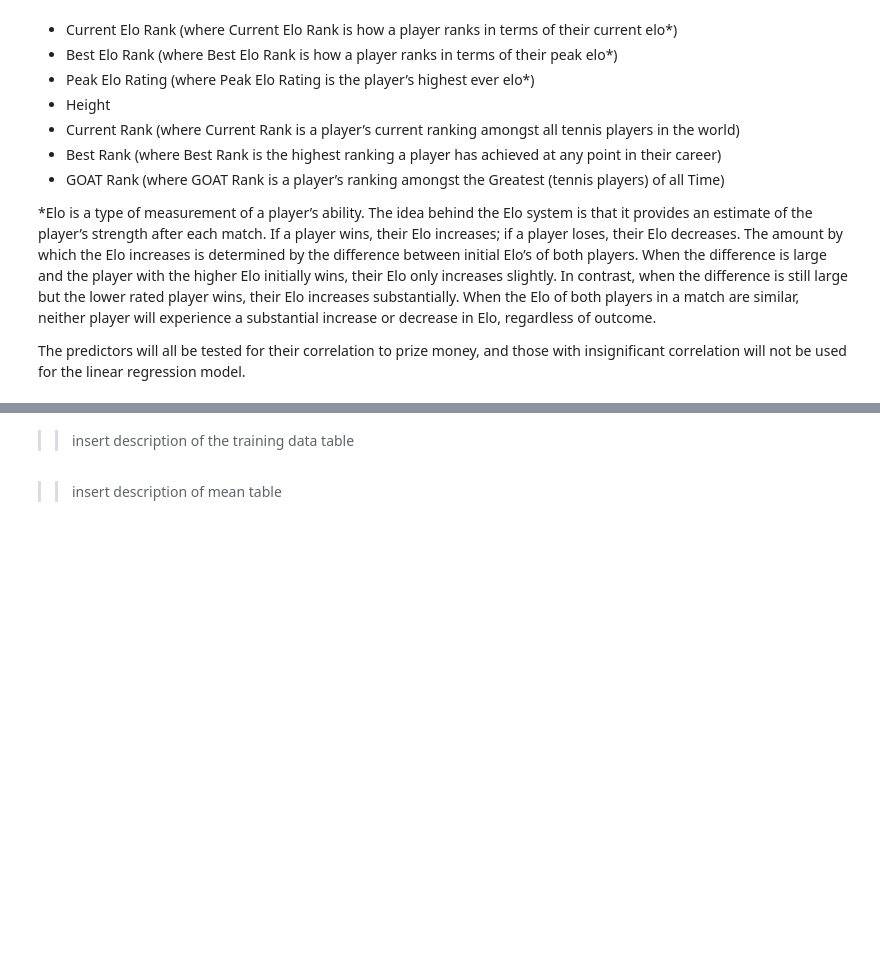
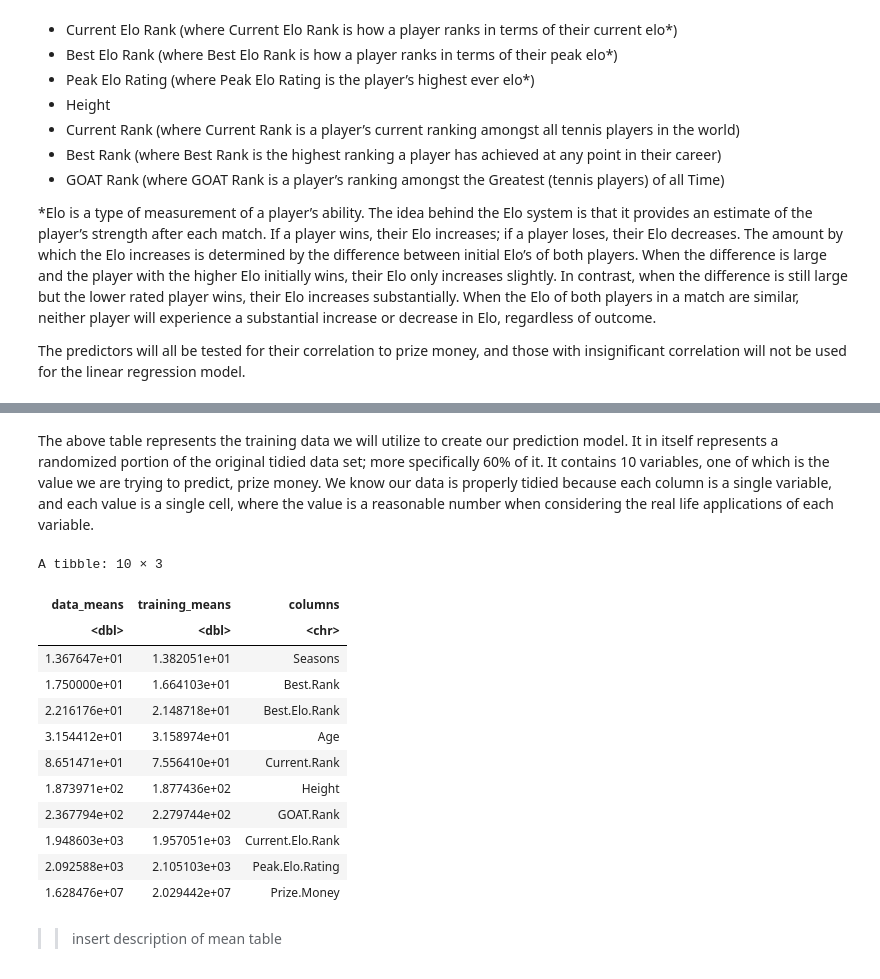
Before and after one commit to harmonyam/dsci100_project, a Jupyter notebook: project_final_draft.ipynb, the cells around one changed output, grey strips where cells are left out. Saved outputs shown, nothing was run; the diff lists cells and outputs as text; code cells hidden in the pictures; blank space fills up the shorter version.

```diff
--- a/project_final_draft.ipynb
+++ b/project_final_draft.ipynb
@@ -84,19 +91,35 @@ Warning message:
 “The number of observations in each quantile is below the recommended threshold of 20.
 • Stratification will use 3 breaks instead.”
 # %% [markdown]
->> insert description of the training data table
+The above table represents the training data we will utilize to create our prediction model. It in itself represents a randomized portion of the original tidied data set; more specifically 60% of it. It contains 10 variables, one of which is the value we are trying to predict, prize money. We know our data is properly tidied because each column is a single variable, and each value is a single cell, where the value is a reasonable number when considering the real life applications of each variable.
 # %%
+player_stats_means_train <- map_dbl(player_stats_train, mean) |>
+                           enframe() |>
+                           arrange(value) |>
+                           mutate(training_means = value, columns = name) |>
+                           select(-value, -name)
+
 player_stats_means_all <- map_dbl(player_stats_tidy, mean) |>
                            enframe() |>
                            arrange(value) |>
-                           mutate(mean = value) |>
-                           select(-value)
-
-player_stats_means_train <- map_dbl(player_stats_train, mean) |>
-                           enframe() |>
-                           arrange(value) |>
-                           mutate(mean = value) |>
-                           select(-value)
+                           mutate(data_means = value) |>
+                           bind_cols(player_stats_means_train) |>
+                           select(-name, -value)
+player_stats_means_all
+# %% [output]
+A tibble: 10 × 3
+| data_means | training_means | columns |
+| <dbl> | <dbl> | <chr> |
+| 1.367647e+01 | 1.382051e+01 | Seasons |
+| 1.750000e+01 | 1.664103e+01 | Best.Rank |
+| 2.216176e+01 | 2.148718e+01 | Best.Elo.Rank |
+| 3.154412e+01 | 3.158974e+01 | Age |
+| 8.651471e+01 | 7.556410e+01 | Current.Rank |
+| 1.873971e+02 | 1.877436e+02 | Height |
+| 2.367794e+02 | 2.279744e+02 | GOAT.Rank |
+| 1.948603e+03 | 1.957051e+03 | Current.Elo.Rank |
+| 2.092588e+03 | 2.105103e+03 | Peak.Elo.Rating |
+| 1.628476e+07 | 2.029442e+07 | Prize.Money |
 # %% [markdown]
 >> insert description of mean table
 # %%
```
Also changed, not shown: parts of 14 cells of this notebook.
